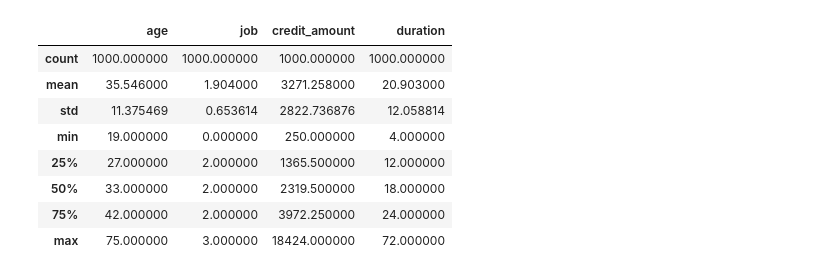
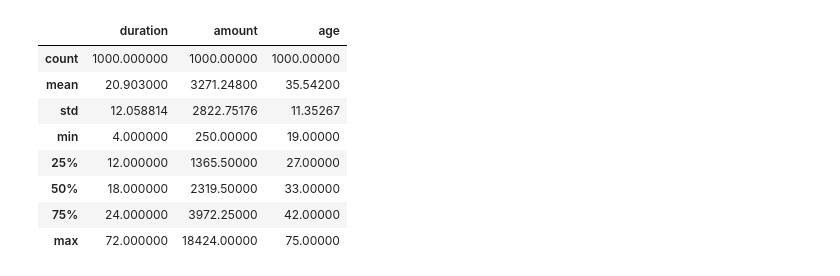
Before and after one commit to alexwill314/german_credit_eda, a Jupyter notebook: notebooks/German_Credit_Data_Analysis.ipynb, the cells around one changed output. Saved outputs shown, nothing was run; the diff lists cells and outputs as text; code cells hidden in the pictures.

```diff
--- a/notebooks/German_Credit_Data_Analysis.ipynb
+++ b/notebooks/German_Credit_Data_Analysis.ipynb
@@ -7,7 +20,9 @@ from src.data_cleaning import prepare_data
 # %%
-original_data = pd.read_csv('../data/german_credit_data.csv')
 #reading the dataset
-data = prepare_data('../data/german_credit_data.csv')
+original_data = pd.read_csv("../data/raw/SouthGermanCredit.asc", sep =" ")
+#preparing data using the codetable
+code_table = "../data/raw/codetable.txt"
+df = prepare_data(original_data,code_table)
 #checking first rows
-data.head()
+df.head()
 # %% [output]
@@ -41,13 +66,13 @@ memory usage: 85.9+ KB
 # %%
-#summary statistics
-data.describe()
+#summary statistics numeric
+df.describe(include="number")
 # %% [output]
-|  | age | job | credit_amount | duration |
-| count | 1000.000000 | 1000.000000 | 1000.000000 | 1000.000000 |
-| mean | 35.546000 | 1.904000 | 3271.258000 | 20.903000 |
-| std | 11.375469 | 0.653614 | 2822.736876 | 12.058814 |
-| min | 19.000000 | 0.000000 | 250.000000 | 4.000000 |
-| 25% | 27.000000 | 2.000000 | 1365.500000 | 12.000000 |
-| 50% | 33.000000 | 2.000000 | 2319.500000 | 18.000000 |
-| 75% | 42.000000 | 2.000000 | 3972.250000 | 24.000000 |
-| max | 75.000000 | 3.000000 | 18424.000000 | 72.000000 |
+|  | duration | amount | age |
+| count | 1000.000000 | 1000.00000 | 1000.00000 |
+| mean | 20.903000 | 3271.24800 | 35.54200 |
+| std | 12.058814 | 2822.75176 | 11.35267 |
+| min | 4.000000 | 250.00000 | 19.00000 |
+| 25% | 12.000000 | 1365.50000 | 27.00000 |
+| 50% | 18.000000 | 2319.50000 | 33.00000 |
+| 75% | 24.000000 | 3972.25000 | 42.00000 |
+| max | 72.000000 | 18424.00000 | 75.00000 |
```
Also changed, not shown: parts of 52 cells of this notebook, 4 other files.
